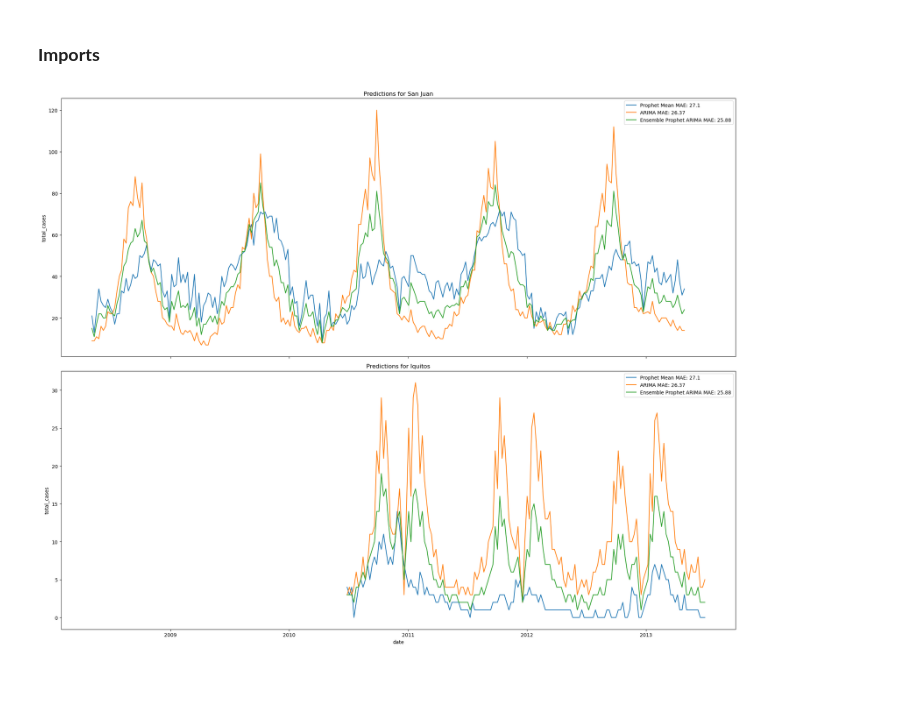
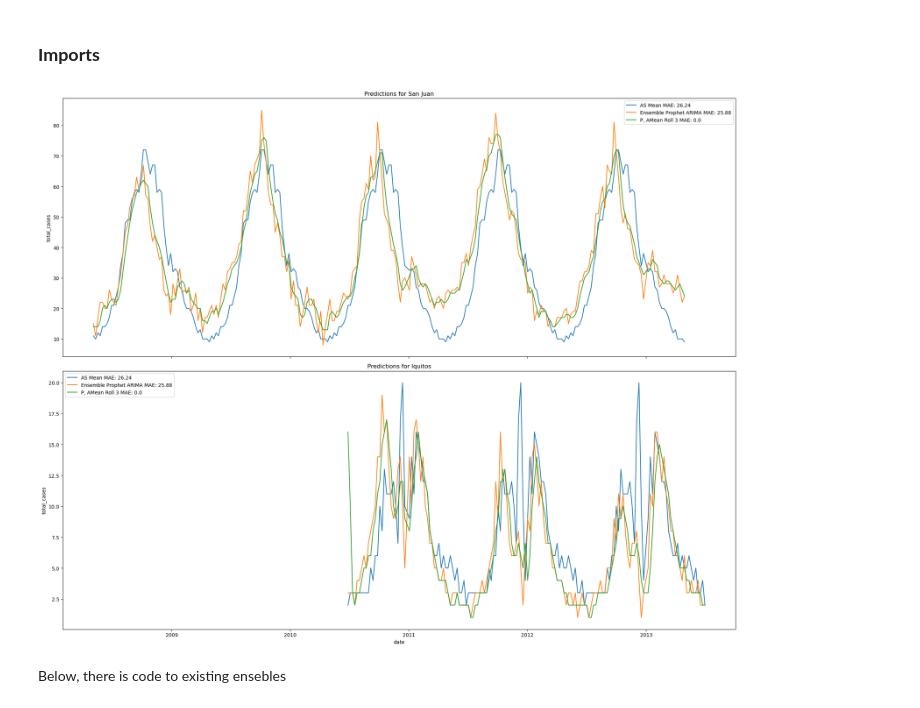
Before and after one commit to GasparSekula/PredictingDiseaseSpread, a Jupyter notebook: notebooks/MODEL_comparison.ipynb, the cells around one changed output. Drawn from its saved outputs; the diff is of its cells as text; code cells hidden in the pictures; blank space fills up the shorter version.

Commit message:
rolling window on proprhet and arima mean

```diff
--- a/notebooks/MODEL_comparison.ipynb
+++ b/notebooks/MODEL_comparison.ipynb
@@ -13,6 +13,9 @@ arima = pd.read_csv('../data/predictions/arima.csv')
 as_mean = pd.read_csv('../data/predictions/estimated_as_mean.csv')
 prev_iter_rf = pd.read_csv('../data/predictions/prev_as_iterative_rf_sep_cities.csv')
 ensemble_prophet_arima = pd.read_csv('../data/predictions/ensemble/prophet_arima.csv')
+maximum_df = pd.read_csv('../data/predictions/ensemble/maximum.csv')
+max_for_sj_mean_for_iq = pd.read_csv('../data/predictions/ensemble/mean_for_iq_max_for_sj.csv')
+proph_arima_mean_roll_3 = pd.read_csv('../data/predictions/ensemble/proph_arima_mean_roll_3.csv')
 # %%
 def plot_predictions(*predictions):
     """
@@ -42,14 +45,19 @@ def plot_predictions(*predictions):
     plt.tight_layout()
 # %%
 plot_predictions(
-    (prophet_mean, 27.10, 'Prophet Mean'),
-    (arima, 26.37, 'ARIMA'),
+    # (prophet_mean, 27.10, 'Prophet Mean'),
+    # (arima, 26.37, 'ARIMA'),
     # (prev_iter_rf, 26.75, 'Prev Iter RF'),
-    # (as_mean, 26.24, 'AS Mean'),
+    (as_mean, 26.24, 'AS Mean'),
     (ensemble_prophet_arima, 25.88, 'Ensemble Prophet ARIMA'),
+    # (maximum_df, 27.51, 'Maximum'),
+    # (max_for_sj_mean_for_iq, 0.0, 'Max for SJ Mean for IQ'),
+    (proph_arima_mean_roll_3, 0.0, 'P, AMean Roll 3'),
 )
 # %% [output]
-[figure, old version]
+[figure, new version]
+# %% [markdown]
+Below, there is code to existing ensebles
 # %%
 def weighted_average(predictions, weights):
     """
```
Also changed, not shown: parts of 7 cells of this notebook, 3 other files.
